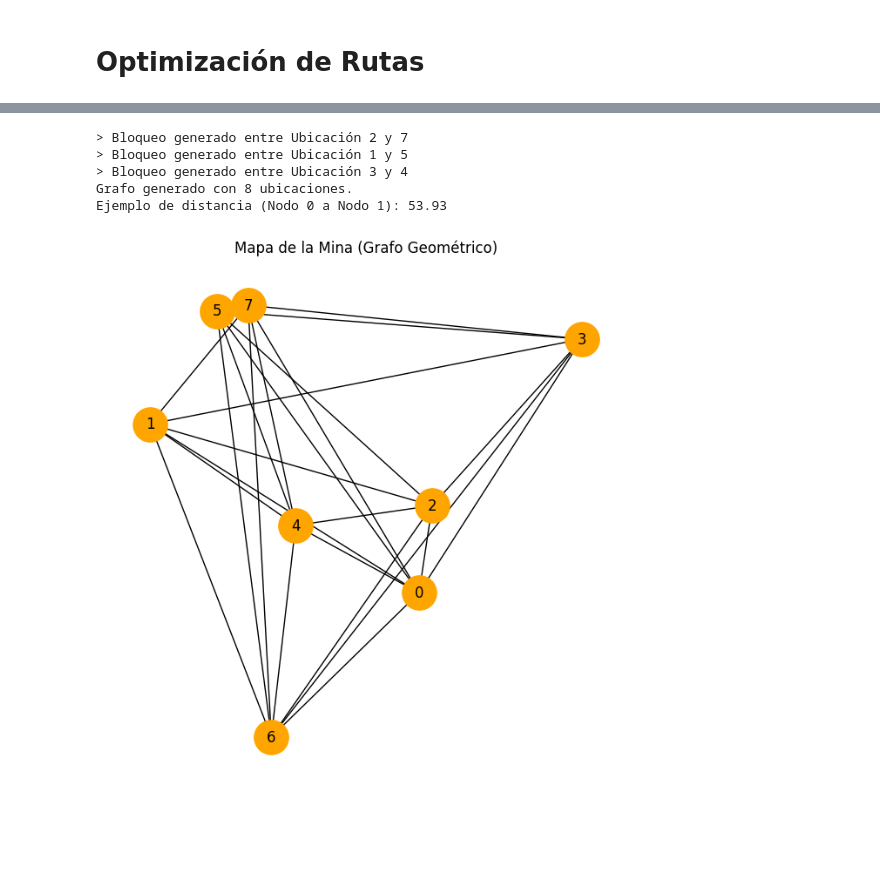
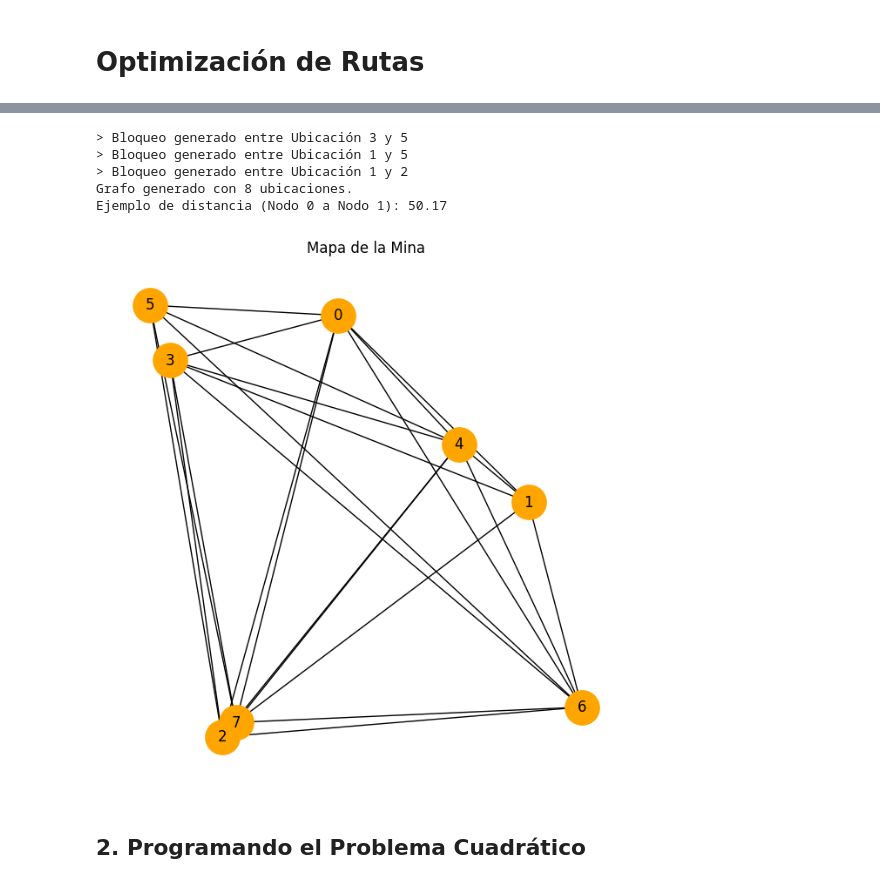
Before and after one commit to KaueMiziara/SEPCC25hackathon, a Jupyter notebook: cepcc25.ipynb, the cells around one changed output, grey strips where cells are left out. Cells and saved outputs as stored; diff of their text form; code cells hidden in the pictures; blank space fills up the shorter version.

```diff
--- a/cepcc25.ipynb
+++ b/cepcc25.ipynb
@@ -43,3 +45,9 @@ def crear_grafo_mina(n_nodes, n_bloqueos=1, seed=42):
     return G, dist_mat, pos
 # %%
 import matplotlib.pyplot as plt
+# %%
+def plot_graph(G, pos):
+    plt.figure(figsize=(6, 6))
+    nx.draw(G, pos, with_labels=True, node_color="orange", node_size=800)
+    plt.title("Mapa de la Mina")
+    plt.show()
@@ -46,21 +56,16 @@ import matplotlib.pyplot as plt
 # %%
-N = 8
-
-G_mina, matriz_distancias, posiciones = crear_grafo_mina(
-    N, n_bloqueos=3, seed=123
-)
+G_mina, matriz_distancias, posiciones = crear_grafo_mina(N, n_bloqueos=3)
 
 print(f"Grafo generado con {N} ubicaciones.")
 print("Ejemplo de distancia (Nodo 0 a Nodo 1):", f"{matriz_distancias[0][1]:.2f}")
 
-plt.figure(figsize=(6, 6))
-nx.draw(G_mina, posiciones, with_labels=True, node_color="orange", node_size=800)
-plt.title("Mapa de la Mina (Grafo Geométrico)")
-plt.show()
+plot_graph(G_mina, posiciones)
 # %% [output]
-> Bloqueo generado entre Ubicación 2 y 7
+> Bloqueo generado entre Ubicación 3 y 5
 > Bloqueo generado entre Ubicación 1 y 5
-> Bloqueo generado entre Ubicación 3 y 4
+> Bloqueo generado entre Ubicación 1 y 2
 Grafo generado con 8 ubicaciones.
-Ejemplo de distancia (Nodo 0 a Nodo 1): 53.93
+Ejemplo de distancia (Nodo 0 a Nodo 1): 50.17
-[figure, old version]
+[figure, new version]
+# %% [markdown]
+## 2. Programando el Problema Cuadrático
```
Also changed, not shown: parts of 5 cells of this notebook.
